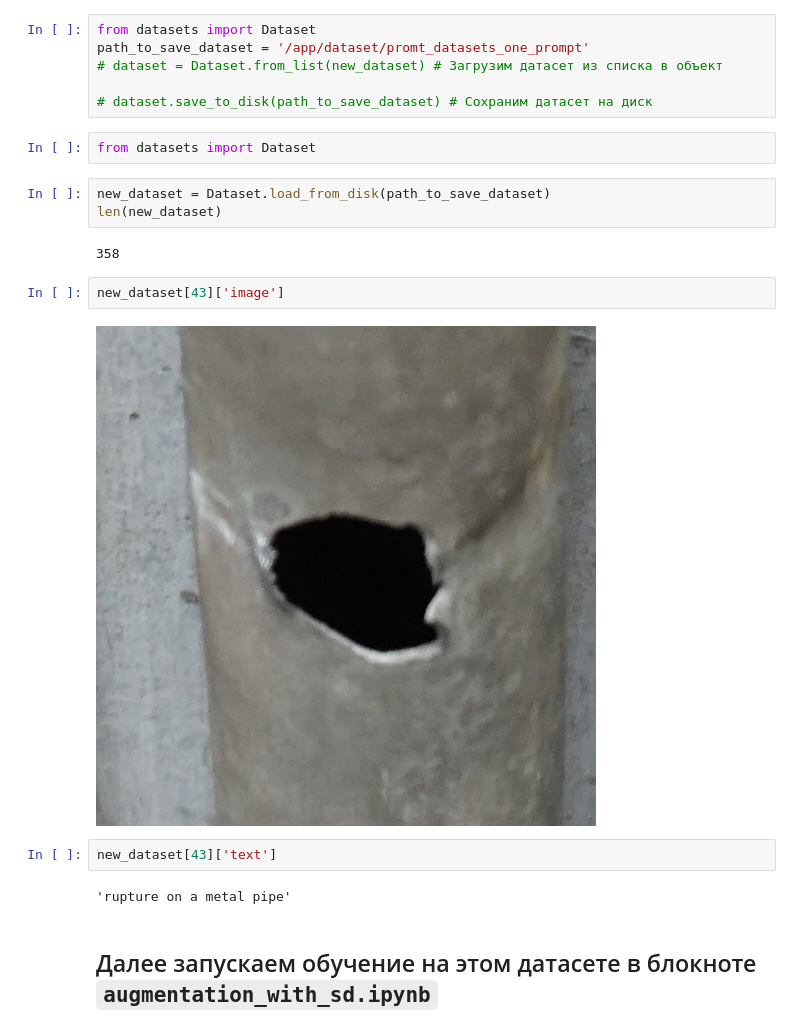
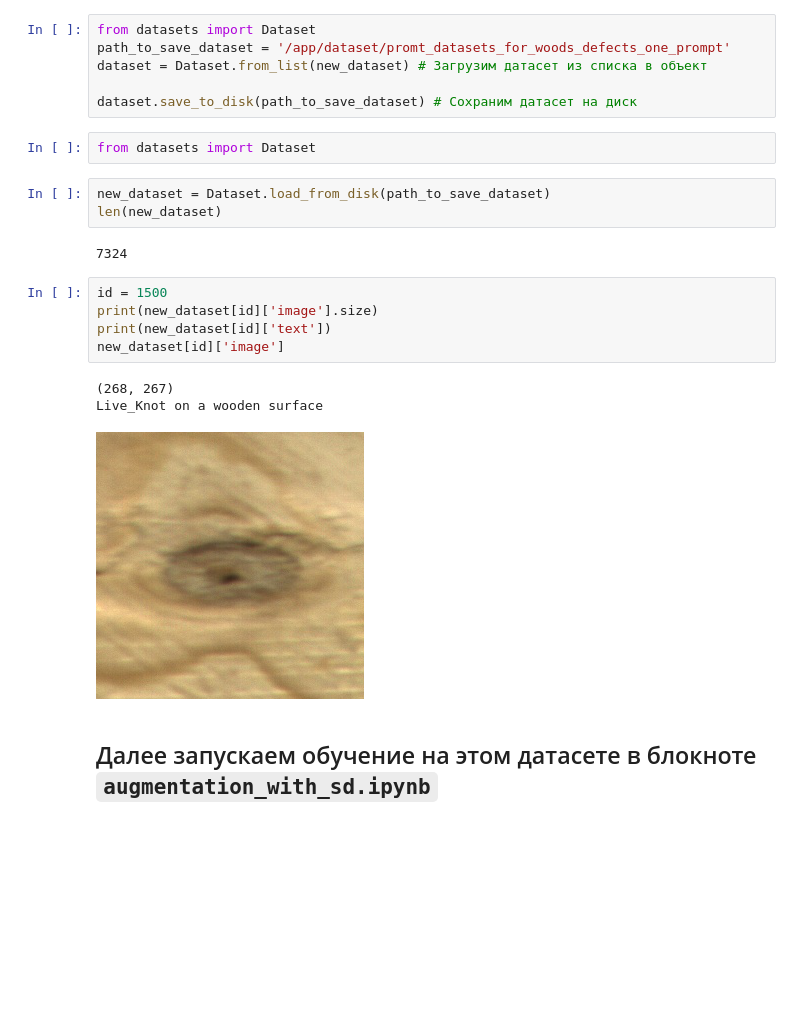
Before and after one commit to PitKoro/STABLBE-DIFFUSION-CV-AUGMENTATION, a Jupyter notebook: notebooks/coco_to_sd_finetune_converter.ipynb, the cells around one changed output. Drawn from its saved outputs; the diff is of its cells as text; blank space fills up the shorter version.

```diff
--- a/notebooks/coco_to_sd_finetune_converter.ipynb
+++ b/notebooks/coco_to_sd_finetune_converter.ipynb
@@ -547,24 +560,25 @@ new_dataset[40]['text']
 # Сохраняем датасет
 # %%
 from datasets import Dataset
-path_to_save_dataset = '/app/dataset/promt_datasets_one_prompt'
-# dataset = Dataset.from_list(new_dataset) # Загрузим датасет из списка в объект
+path_to_save_dataset = '/app/dataset/promt_datasets_for_woods_defects_one_prompt'
+dataset = Dataset.from_list(new_dataset) # Загрузим датасет из списка в объект
 
-# dataset.save_to_disk(path_to_save_dataset) # Сохраним датасет на диск
+dataset.save_to_disk(path_to_save_dataset) # Сохраним датасет на диск
 # %%
 from datasets import Dataset
 # %%
 new_dataset = Dataset.load_from_disk(path_to_save_dataset)
 len(new_dataset)
 # %% [output]
-358
+7324
 # %%
-new_dataset[43]['image']
+id = 1500
+print(new_dataset[id]['image'].size)
+print(new_dataset[id]['text'])
+new_dataset[id]['image']
 # %% [output]
+(268, 267)
+Live_Knot on a wooden surface
-[figure, old version]
+[figure, new version]
-# %%
-new_dataset[43]['text']
-# %% [output]
-'rupture on a metal pipe'
 # %% [markdown]
 ## Далее запускаем обучение на этом датасете в блокноте `augmentation_with_sd.ipynb`
```
Also changed, not shown: parts of 29 cells of this notebook, 4 other files.
